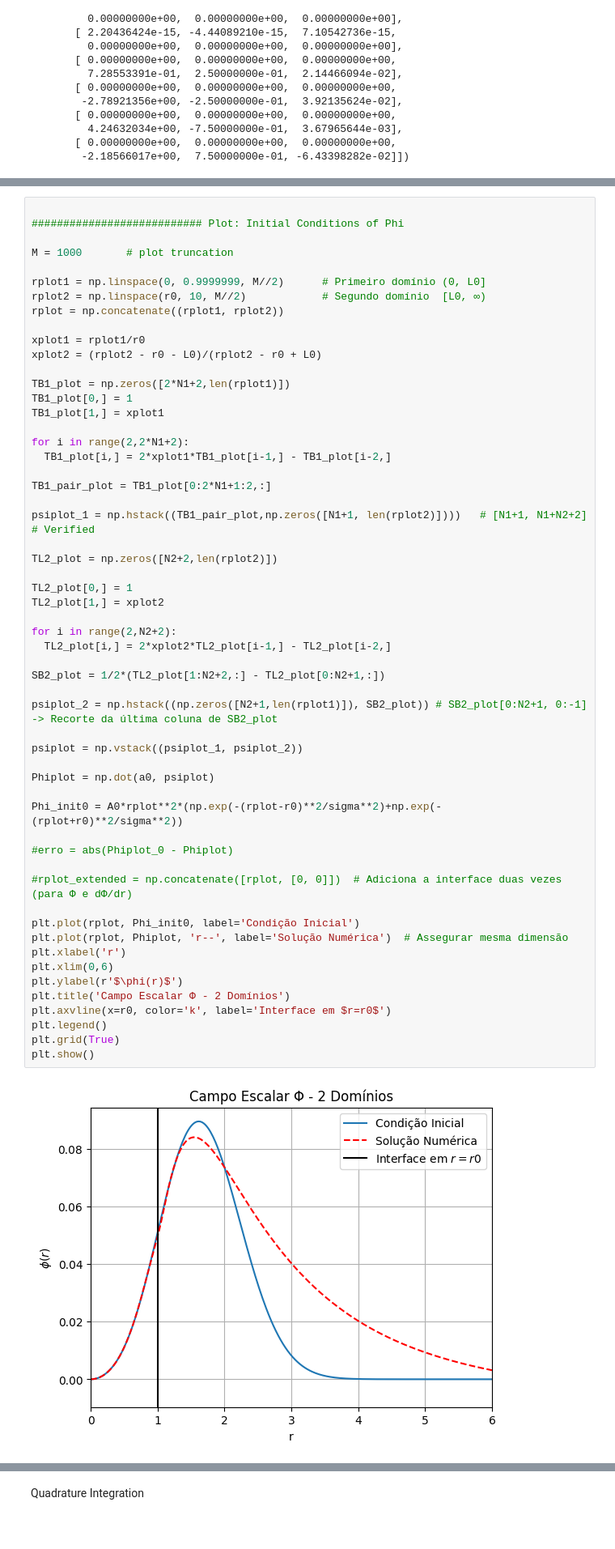
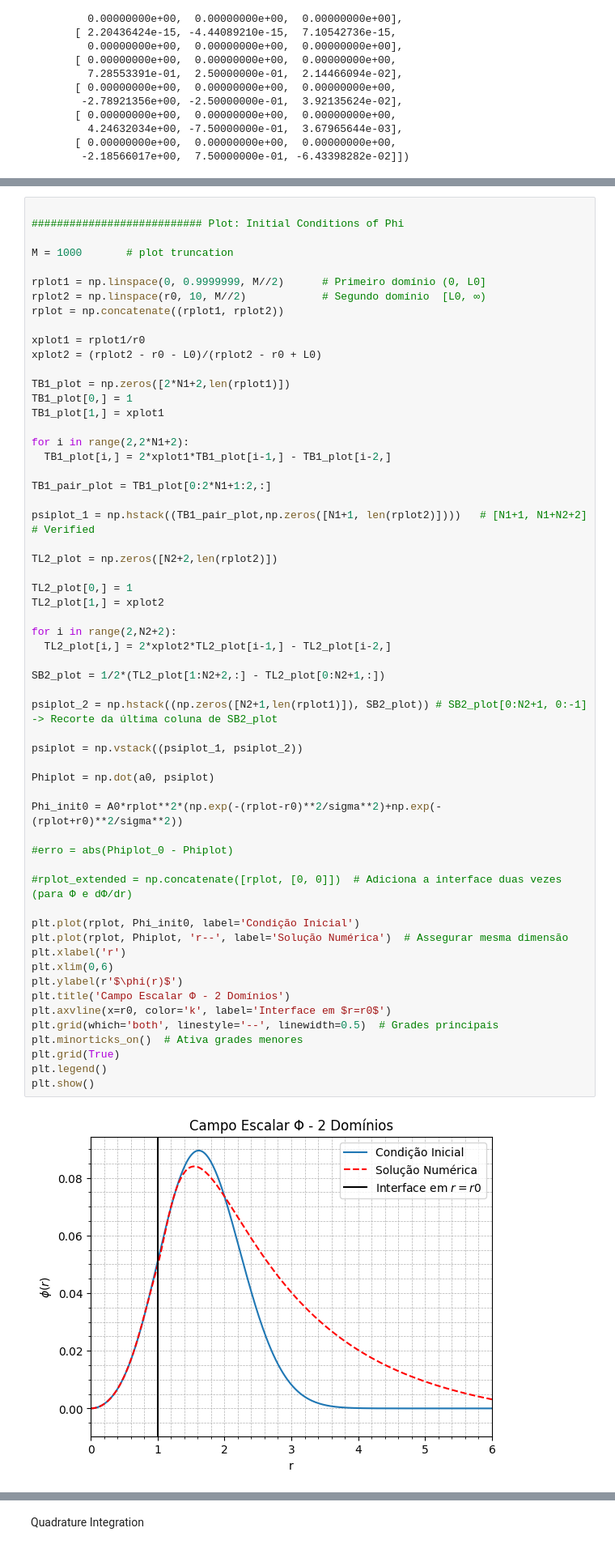
Before and after one commit to phmouras/Critical-Phenomena-in-gravitational-collapse-via-spectral-methods, a Jupyter notebook: MS_spherical_DD_construction.ipynb, the cells around one changed output, grey strips where cells are left out. Shown at 81% size. Cells and saved outputs as stored; diff of their text form.

```diff
--- a/MS_spherical_DD_construction.ipynb
+++ b/MS_spherical_DD_construction.ipynb
@@ -376,35 +376,37 @@ TL2_plot = np.zeros([N2+2,len(rplot2)])
 TL2_plot[0,] = 1
 TL2_plot[1,] = xplot2
 
 for i in range(2,N2+2):
   TL2_plot[i,] = 2*xplot2*TL2_plot[i-1,] - TL2_plot[i-2,]
 
 SB2_plot = 1/2*(TL2_plot[1:N2+2,:] - TL2_plot[0:N2+1,:])
 
 psiplot_2 = np.hstack((np.zeros([N2+1,len(rplot1)]), SB2_plot)) # SB2_plot[0:N2+1, 0:-1] -> Recorte da última coluna de SB2_plot
 
 psiplot = np.vstack((psiplot_1, psiplot_2))
 
 Phiplot = np.dot(a0, psiplot)
 
 Phi_init0 = A0*rplot**2*(np.exp(-(rplot-r0)**2/sigma**2)+np.exp(-(rplot+r0)**2/sigma**2))
 
 #erro = abs(Phiplot_0 - Phiplot)
 
 #rplot_extended = np.concatenate([rplot, [0, 0]])  # Adiciona a interface duas vezes (para Φ e dΦ/dr)
 
 plt.plot(rplot, Phi_init0, label='Condição Inicial')
 plt.plot(rplot, Phiplot, 'r--', label='Solução Numérica')  # Assegurar mesma dimensão
 plt.xlabel('r')
 plt.xlim(0,6)
 plt.ylabel(r'$\phi(r)$')
 plt.title('Campo Escalar Φ - 2 Domínios')
 plt.axvline(x=r0, color='k', label='Interface em $r=r0$')
+plt.grid(which='both', linestyle='--', linewidth=0.5)  # Grades principais
+plt.minorticks_on()  # Ativa grades menores
+plt.grid(True)
 plt.legend()
-plt.grid(True)
 plt.show()
 # %% [output]
-[figure, old version]
+[figure, new version]
 # %%
 erro = Phi_init0 - Phiplot
 
```
Also changed, not shown: parts of 11 cells of this notebook.
